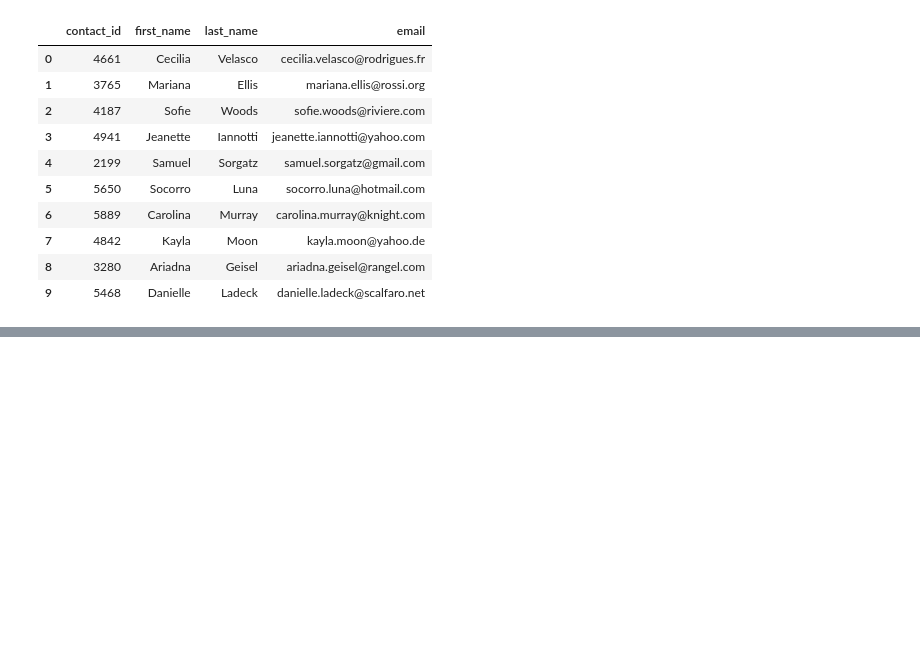
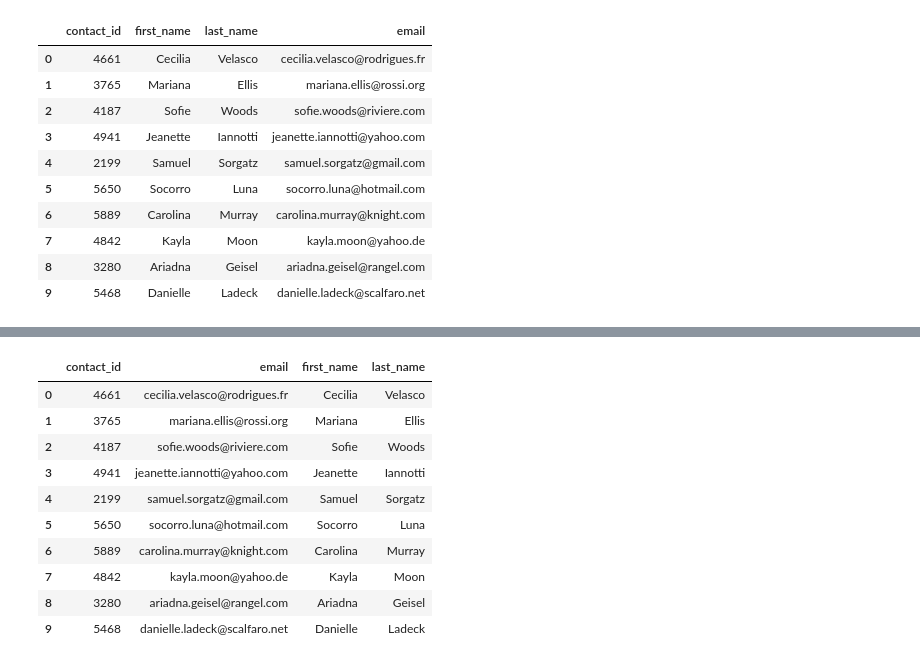
Before and after one commit to johnnycapra/Crowdfunding_ETL, a Jupyter notebook: ETL_Mini_Project_IMorrison_JCapra.ipynb, the cells around one changed output, grey strips where cells are left out. Drawn from its saved outputs; the diff is of its cells as text; code cells hidden in the pictures; blank space fills up the shorter version.

```diff
--- a/ETL_Mini_Project_IMorrison_JCapra.ipynb
+++ b/ETL_Mini_Project_IMorrison_JCapra.ipynb
@@ -402,0 +494,4 @@ cleaned_contact_df.to_csv("Resources/contacts.csv", encoding='utf8', index=False
+# %%
+# Create a copy of the option2_contact_df with the 'contact_id', 'name', 'email' columns.
+option2_contact_df_copy = option2_contact_df[['contact_id', 'name', 'email']]
+option2_contact_df_copy.head(10)
@@ -402,0 +510,22 @@ cleaned_contact_df.to_csv("Resources/contacts.csv", encoding='utf8', index=False
+# %%
+# Create a "first"name" and "last_name" column with the first and last names from the "name" column.
+
+option2_contact_df_copy[['first_name', 'last_name']] = option2_contact_df_copy['name'].str.extract(r'(\w+)\s(\w+)')
+
+
+# Drop the contact_name column
+
+cleaned_option2 = option2_contact_df_copy.drop(columns=['name'])
+cleaned_option2.head(10)
+# %% [output]
+|  | contact_id | email | first_name | last_name |
+| 0 | 4661 | cecilia.velasco@rodrigues.fr | Cecilia | Velasco |
+| 1 | 3765 | mariana.ellis@rossi.org | Mariana | Ellis |
+| 2 | 4187 | sofie.woods@riviere.com | Sofie | Woods |
+| 3 | 4941 | jeanette.iannotti@yahoo.com | Jeanette | Iannotti |
+| 4 | 2199 | samuel.sorgatz@gmail.com | Samuel | Sorgatz |
+| 5 | 5650 | socorro.luna@hotmail.com | Socorro | Luna |
+| 6 | 5889 | carolina.murray@knight.com | Carolina | Murray |
+| 7 | 4842 | kayla.moon@yahoo.de | Kayla | Moon |
+| 8 | 3280 | ariadna.geisel@rangel.com | Ariadna | Geisel |
+| 9 | 5468 | danielle.ladeck@scalfaro.net | Danielle | Ladeck |
```
Also changed, not shown: parts of 11 cells of this notebook.
